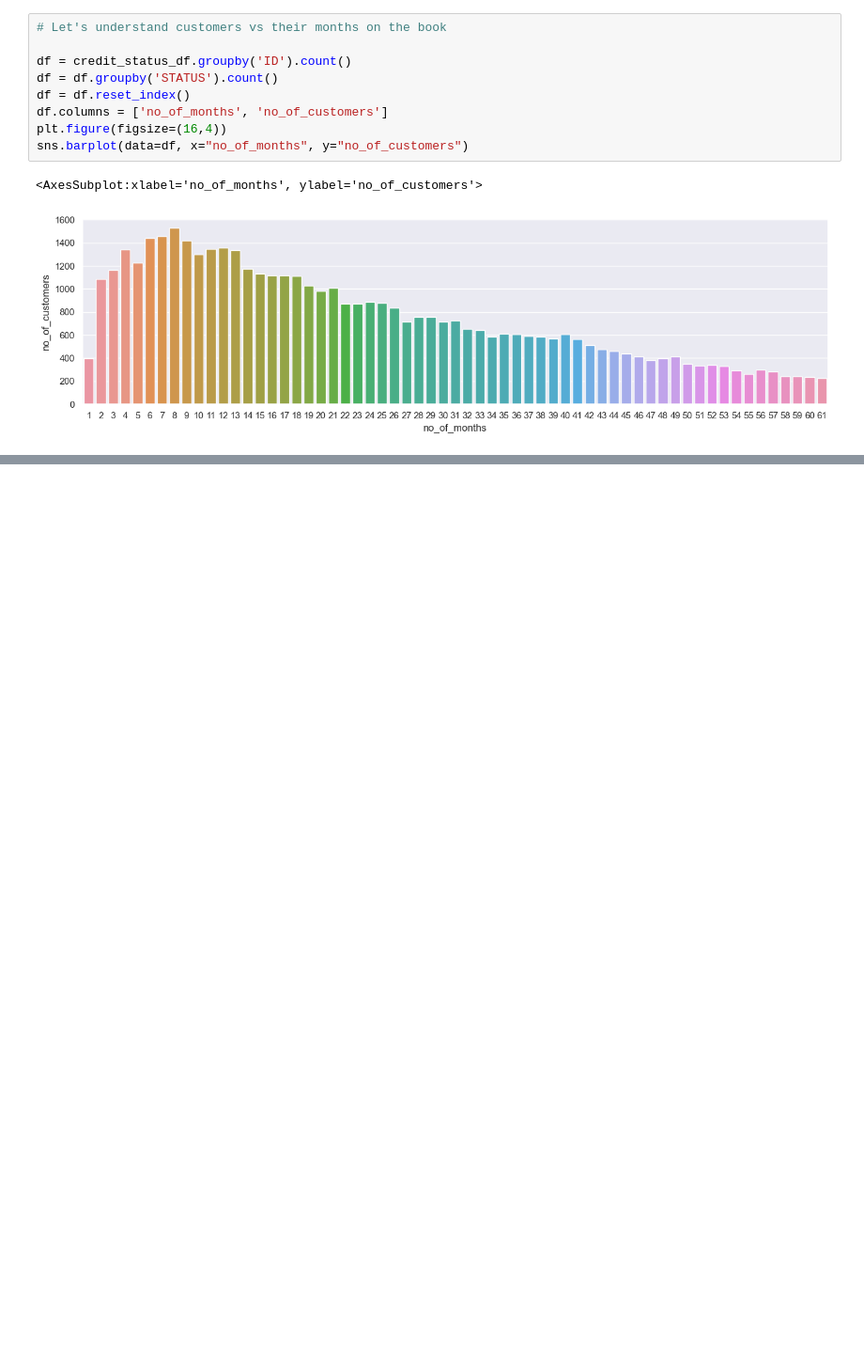
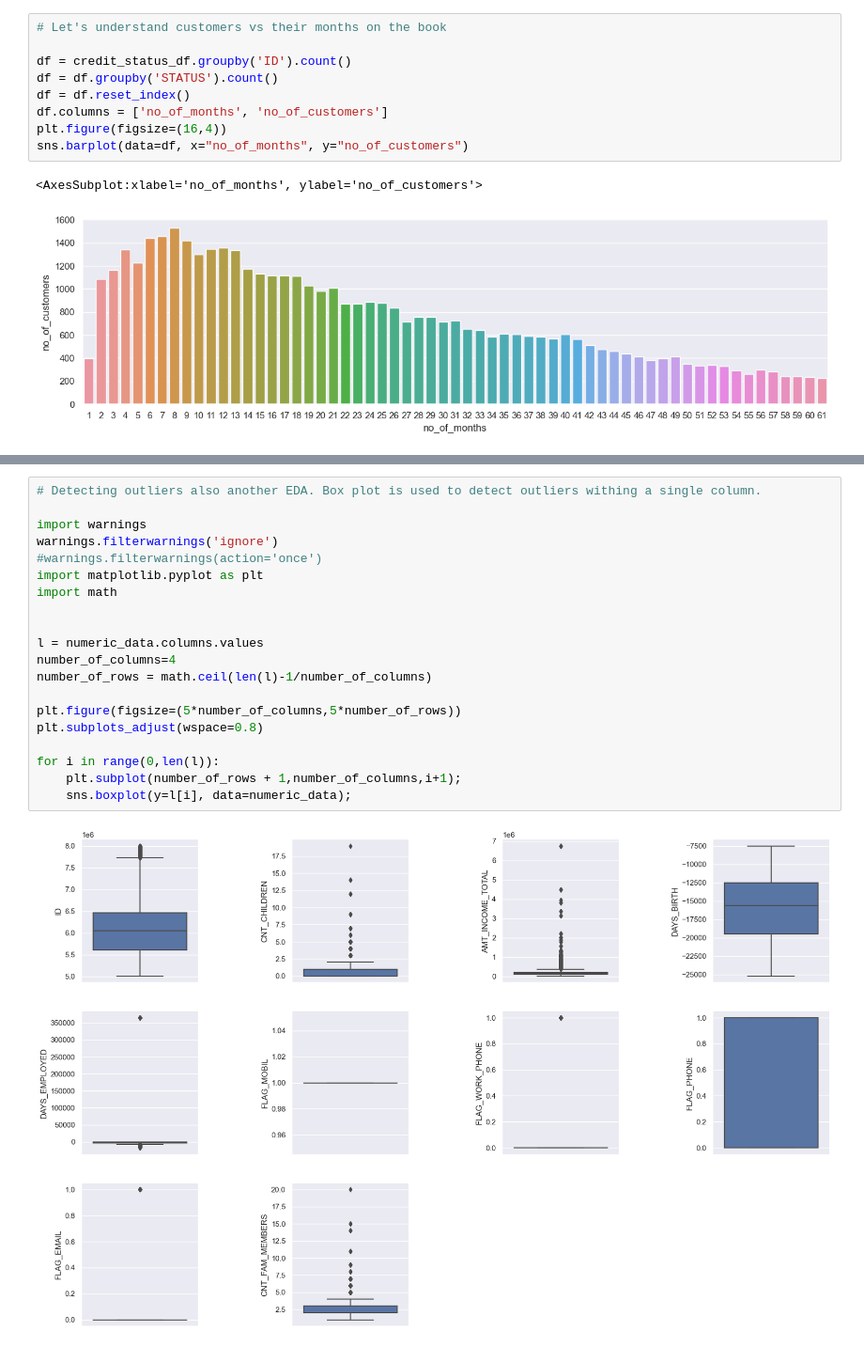
Before and after one commit to Sumanaruban/credit-card-approval-prediction, a Jupyter notebook: credit-card-approval-prediction-sumani.ipynb, the cells around one changed output, grey strips where cells are left out. Shown at 94% size. Saved outputs shown, nothing was run; the diff lists cells and outputs as text; blank space fills up the shorter version.

```diff
--- a/credit-card-approval-prediction-sumani.ipynb
+++ b/credit-card-approval-prediction-sumani.ipynb
@@ -55,0 +273,22 @@ sns.barplot(data=df, x="no_of_months", y="no_of_customers")
+# %%
+# Detecting outliers also another EDA. Box plot is used to detect outliers withing a single column.
+
+import warnings
+warnings.filterwarnings('ignore')
+#warnings.filterwarnings(action='once')
+import matplotlib.pyplot as plt
+import math
+
+
+l = numeric_data.columns.values
+number_of_columns=4
+number_of_rows = math.ceil(len(l)-1/number_of_columns)
+
+plt.figure(figsize=(5*number_of_columns,5*number_of_rows))
+plt.subplots_adjust(wspace=0.8)
+
+for i in range(0,len(l)):
+    plt.subplot(number_of_rows + 1,number_of_columns,i+1);
+    sns.boxplot(y=l[i], data=numeric_data);
+# %% [output]
+[figure, added]
```
Also changed, not shown: parts of 22 cells of this notebook.
